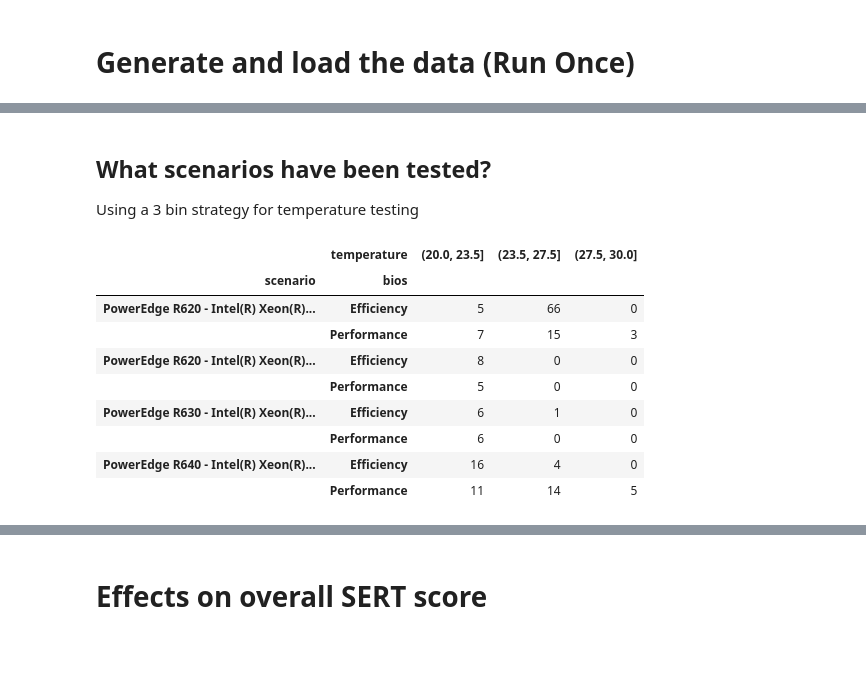
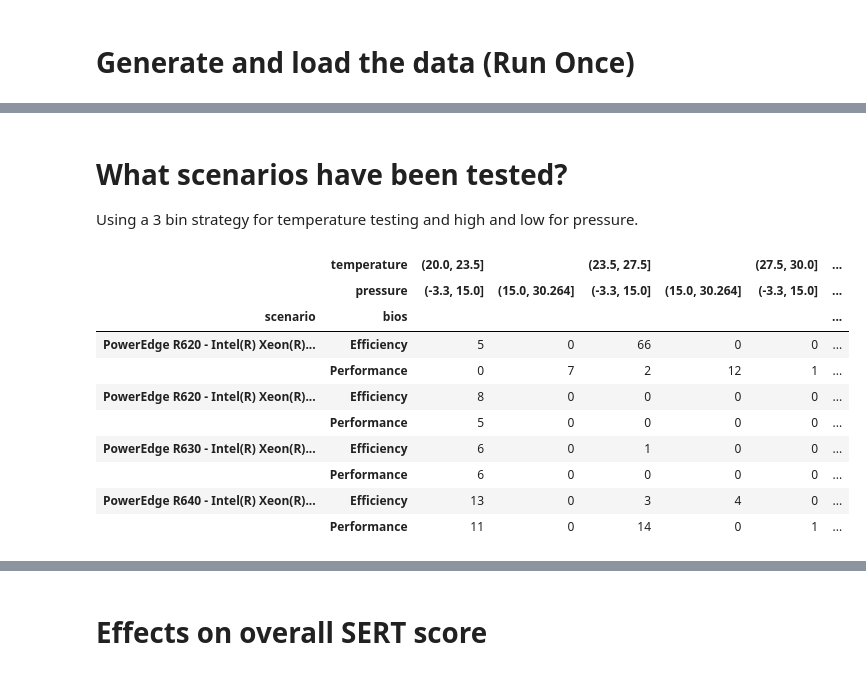
Before and after one commit to sjclement/sert-processing, a Jupyter notebook: Temperature_analysis.ipynb, the cells around one changed output, grey strips where cells are left out. Drawn from its saved outputs; the diff is of its cells as text; code cells hidden in the pictures.

Commit message:
Added pulling pressures from the wind-tunnel influx database

```diff
--- a/Temperature_analysis.ipynb
+++ b/Temperature_analysis.ipynb
@@ -98,13 +101,35 @@ if not os.path.isfile(f'{working_dir}//{all_data_file}') or overwrite_data:
         settings = pd.DataFrame()
     #settings.columns = ['location', 'bios']
     test_details = pd.merge(test_details, settings, left_index=True, right_index=True)
-    # TODO: Add pressure lookup here for tunnel tests
+
+
 
     # Join metrics and test details to results.
     sert_data = pd.merge(metrics_data, scores, how='left', on=['test-name', 'worklet', 'loadlevel', 'workload', 'score', 'watts-avg'])
     sert_data = pd.merge(sert_data, test_details, left_on='test-name', right_index=True)
     sert_data.loc[sert_data['workload'] == 'Idle', 'actual-load'] = 0
 
+    #Pressure lookup here for tunnel tests
+    if 'influxdb' in params:
+        from influxdb import InfluxDBClient
+        client = InfluxDBClient(host=params['influxdb']['host'],
+                                port=params['influxdb']['port'],
+                                username=params['influxdb']['user'],
+                                password=params['influxdb']['password'],
+                                database=['influxdb']['tunnel-database'])
+
+        def pressure_func(r):
+            if r.location == 'Tunnel':
+                query = f'select (mean("value")-21.65)*62/19 from sensors where "channel"=\'Pressure\' and time>=\'{r.start.isoformat()}\' and time<=\'{r.end.isoformat()}\''
+                result = client.query(query)
+                for pt in result.get_points('sensors'):
+                    return pt['mean']
+
+                return np.nan # Tunnel run but no data
+            else:
+                return 0
+
+        sert_data['pressure'] = sert_data.apply(pressure_func, axis=1)
 
     # Store generated data
     metrics_data.to_csv(f'{working_dir}//sert_metrics.csv', index=False)
@@ -147,6 +185,7 @@ total_score['scenario'] = list(' - '.join(x) for x in zip(total_score['model'],
 total_score['temperature'] = total_score.apply(lambda row: sert_data[sert_data['test-name'] == row['test-name']]['temp-avg'].mean(), axis=1)
 total_score = total_score.merge(sert_data[sert_data['workload'] == 'Idle'][['watts-avg','test-name']], left_on='test-name', right_on='test-name').rename(columns={'watts-avg':'idle-power'})
 total_score['max-power'] = total_score.apply(lambda row: sert_data[(sert_data['test-name'] == row['test-name']) & (sert_data['loadlevel']=='100%')]['watts-avg'].mean(), axis=1)
+total_score['pressure'] = total_score.apply(lambda row: sert_data[sert_data['test-name'] == row['test-name']]['pressure'].mean(), axis=1)
 total_score
 # %% [output]
 |  | workload | efficiency-score | test-name | cpu | dimm_size_mb | dimms | model | psu | ref | ... |
@@ -165,19 +204,20 @@ total_score
 # %% [markdown]
-## What scenarios have been tested?
-Using a 3 bin strategy for temperature testing
+# What scenarios have been tested?
+Using a 3 bin strategy for temperature testing and high and low for pressure.
 # %%
-total_score.groupby(['scenario', 'bios', pd.cut(total_score.temperature,[20, 23.5,27.5, 30])]).size().unstack()
+total_score.groupby(['scenario', 'bios', pd.cut(total_score.pressure, [total_score.pressure.min(), 15, total_score.pressure.max()]), pd.cut(total_score.temperature,[20, 23.5,27.5, 30])]).size().unstack().unstack()
 # %% [output]
-|  | temperature | (20.0, 23.5] | (23.5, 27.5] | (27.5, 30.0] |
-| scenario | bios |  |  |  |
-| PowerEdge R620 - Intel(R) Xeon(R)... | Efficiency | 5 | 66 | 0 |
-|  | Performance | 7 | 15 | 3 |
-| PowerEdge R620 - Intel(R) Xeon(R)... | Efficiency | 8 | 0 | 0 |
-|  | Performance | 5 | 0 | 0 |
-| PowerEdge R630 - Intel(R) Xeon(R)... | Efficiency | 6 | 1 | 0 |
-|  | Performance | 6 | 0 | 0 |
-| PowerEdge R640 - Intel(R) Xeon(R)... | Efficiency | 16 | 4 | 0 |
-|  | Performance | 11 | 14 | 5 |
+|  | temperature | (20.0, 23.5] |  | (23.5, 27.5] |  | (27.5, 30.0] | ... |
+|  | pressure | (-3.3, 15.0] | (15.0, 30.264] | (-3.3, 15.0] | (15.0, 30.264] | (-3.3, 15.0] | ... |
+| scenario | bios |  |  |  |  |  | ... |
+| PowerEdge R620 - Intel(R) Xeon(R)... | Efficiency | 5 | 0 | 66 | 0 | 0 | ... |
+|  | Performance | 0 | 7 | 2 | 12 | 1 | ... |
+| PowerEdge R620 - Intel(R) Xeon(R)... | Efficiency | 8 | 0 | 0 | 0 | 0 | ... |
+|  | Performance | 5 | 0 | 0 | 0 | 0 | ... |
+| PowerEdge R630 - Intel(R) Xeon(R)... | Efficiency | 6 | 0 | 1 | 0 | 0 | ... |
+|  | Performance | 6 | 0 | 0 | 0 | 0 | ... |
+| PowerEdge R640 - Intel(R) Xeon(R)... | Efficiency | 13 | 0 | 3 | 4 | 0 | ... |
+|  | Performance | 11 | 0 | 14 | 0 | 1 | ... |
 # %%
 print('Mean\n', sert_data.groupby('scenario')['temp-avg'].mean())
 print('\nVariance\n', sert_data.groupby('scenario')['temp-avg'].var())
```
Also changed, not shown: parts of 23 cells of this notebook, 1 other file.
